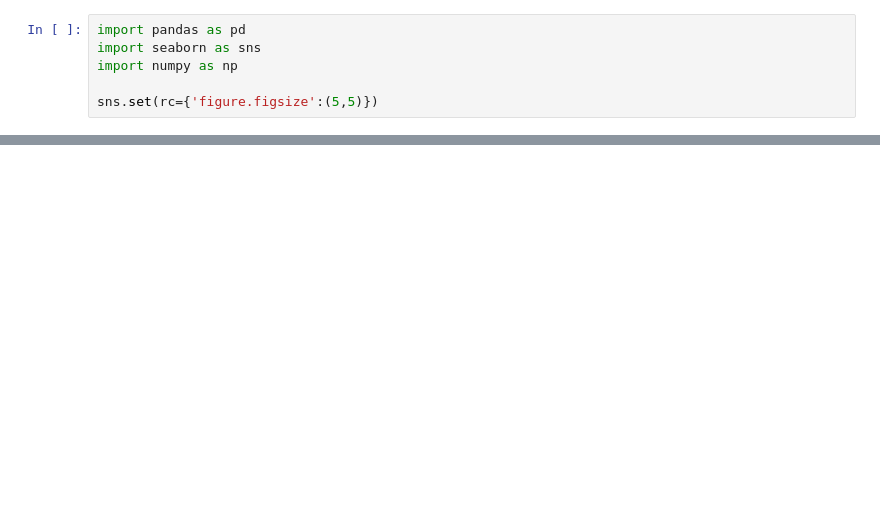
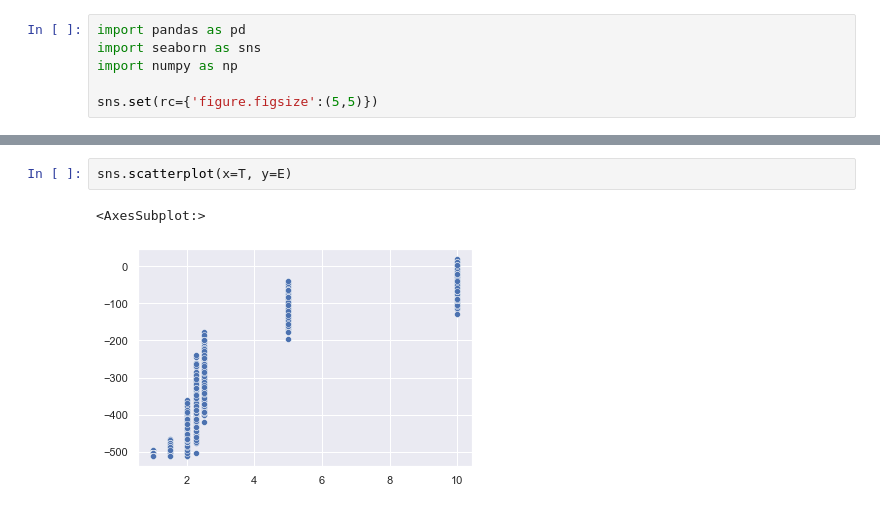
Before and after one commit to NerusSkyhigh/Machine-Learning-Phases-of-Matter, a Jupyter notebook: Visualisation.ipynb, the cells around one changed output, grey strips where cells are left out. Drawn from its saved outputs; the diff is of its cells as text; blank space fills up the shorter version.

```diff
--- a/Visualisation.ipynb
+++ b/Visualisation.ipynb
@@ -36,0 +48,5 @@ for idx in range(raw_data.shape[0]):
+# %%
+sns.scatterplot(x=T, y=E)
+# %% [output]
+<AxesSubplot:>
+[figure, added]
```
Also changed, not shown: parts of 5 cells of this notebook.
